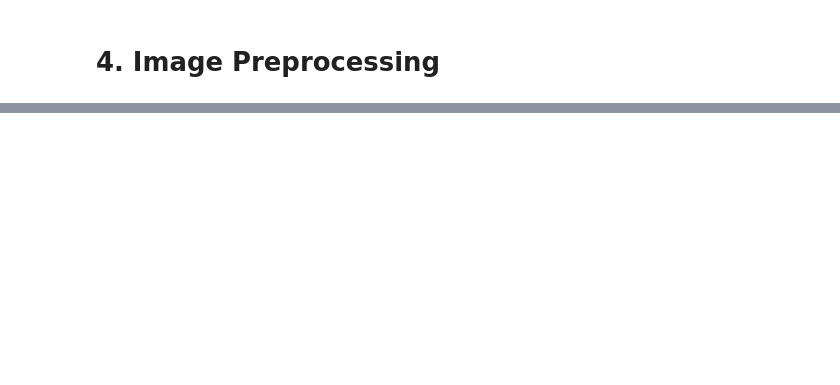
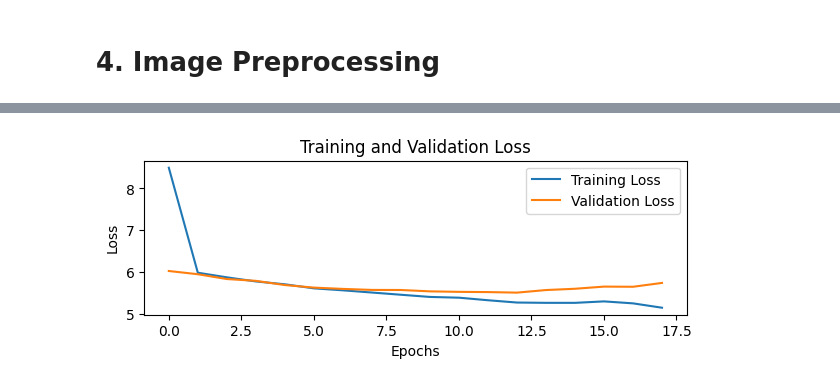
Before and after one commit to xandga/DeepLearning2425, a Jupyter notebook: 3. Phylum Chordata.ipynb, the cells around one changed output, grey strips where cells are left out. Cells and saved outputs as stored; diff of their text form; code cells hidden in the pictures; blank space fills up the shorter version.

```diff
--- a/3. Phylum Chordata.ipynb
+++ b/3. Phylum Chordata.ipynb
@@ -49,0 +111,2 @@ chordata_test.head(3)
+# %%
+chordata_test = add_images_with_baseline(chordata_test)
@@ -51,0 +297,10 @@ chordata_test.head(3)
+# %%
+# Train
+history = baseline_model.fit(
+    X_train, y_train_cat,
+    epochs=40,
+    batch_size=32,
+    validation_data=(X_test, y_test_cat),
+    class_weight=class_weights_dict,
+    callbacks=[checkpoint, early_stop]
+)
@@ -51,0 +325,26 @@ chordata_test.head(3)
+# %%
+#This function is used in notebook 2, notebook 3 and notebook 4
+import matplotlib.pyplot as plt
+
+def plot_loss(history):
+    """
+    Plot the training and validation loss over epochs.
+
+    Parameters:
+    - history: History object returned by model.fit() containing training/validation loss values.
+
+    Returns:
+    - None (displays a plot of training and validation loss)
+    """
+    plt.figure(figsize=(7, 2))
+    plt.plot(history.history['loss'], label='Training Loss')
+    plt.plot(history.history['val_loss'], label='Validation Loss')
+    plt.xlabel('Epochs')
+    plt.ylabel('Loss')
+    plt.legend()
+    plt.title('Training and Validation Loss')
+    plt.show()
+# %%
+plot_loss(history)
+# %% [output]
+[figure, added]
```
Also changed, not shown: parts of 18 cells of this notebook, 15 other files.
